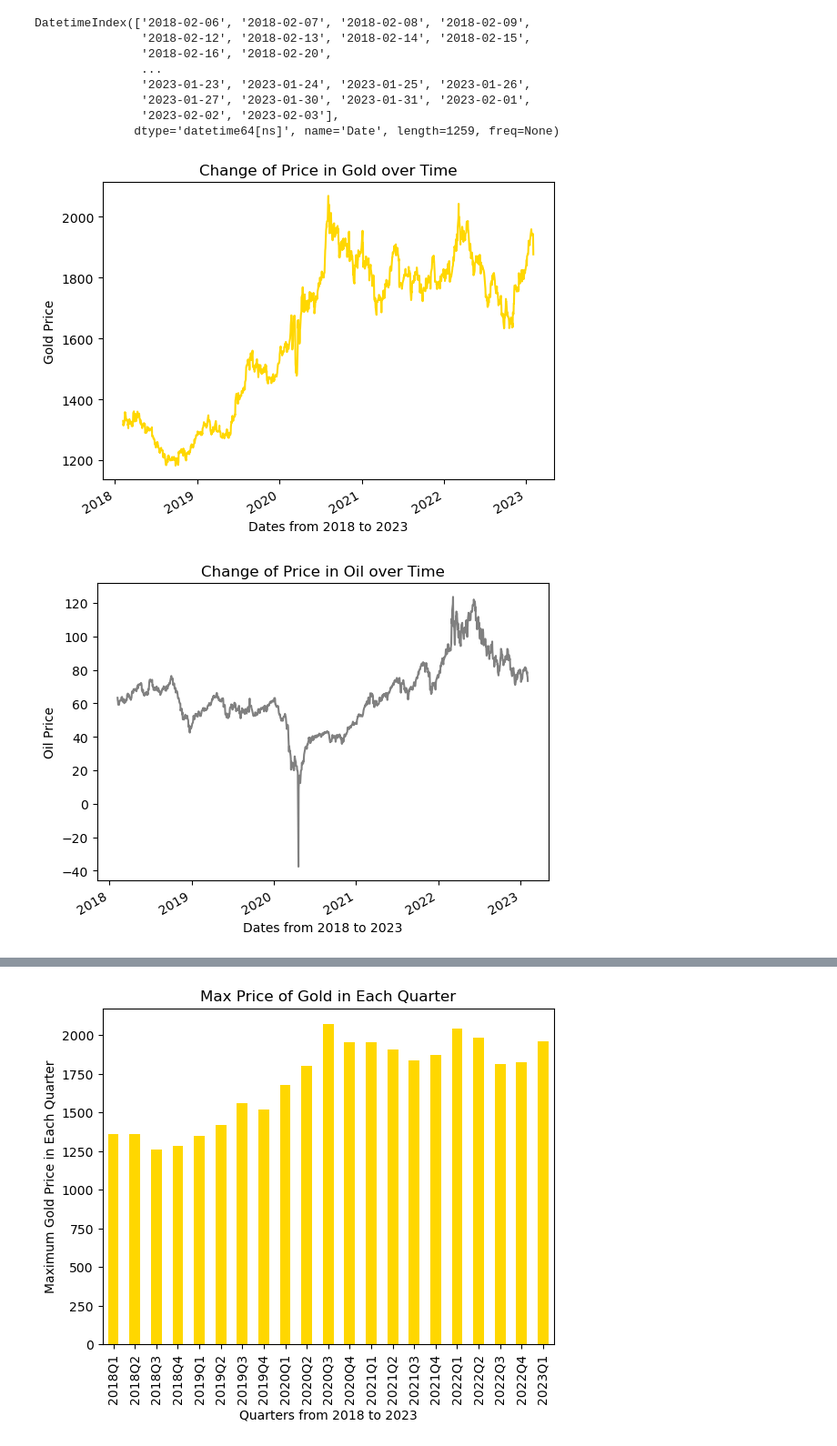
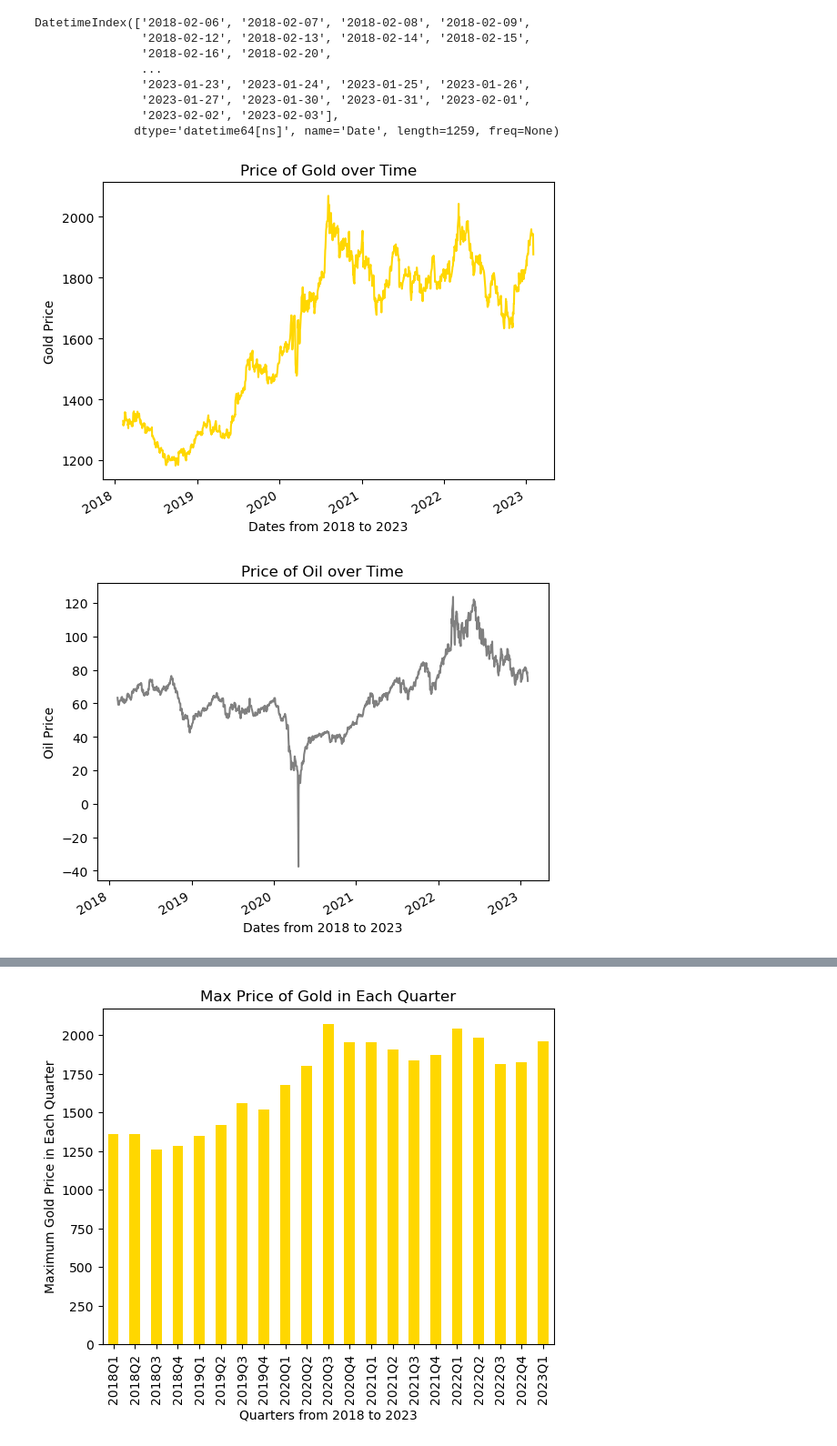
Before and after one commit to gbarn777/project-one, a Jupyter notebook: project1_v3.ipynb, the cells around one changed output, grey strips where cells are left out. Shown at 91% size. Cells and saved outputs as stored; diff of their text form; code cells hidden in the pictures.

Commit message:
Updating Titles

```diff
--- a/project1_v3.ipynb
+++ b/project1_v3.ipynb
@@ -93,21 +93,21 @@ DatetimeIndex(['2018-02-06', '2018-02-07', '2018-02-08', '2018-02-09',
 # %%
 # Daily gold prices
 date_index_df.gold_price.plot(color = "gold")
 plt.xlabel("Dates from 2018 to 2023")
 plt.ylabel("Gold Price")
-plt.title("Change of Price in Gold over Time")
+plt.title("Price of Gold over Time")
 plt.savefig("Output/Daily_Gold_Prices.png")
 # %% [output]
-[figure, old version]
+[figure, new version]
 # %%
  # Daily oil prices from 2018 to 2023
 date_index_df.oil_price.plot(color = "grey")
 plt.xlabel("Dates from 2018 to 2023")
 plt.ylabel("Oil Price")
-plt.title("Change of Price in Oil over Time")
+plt.title("Price of Oil over Time")
 plt.savefig("Output/Daily_Oil_Prices.png")
 # %% [output]
-[figure, old version]
+[figure, new version]
 # %%
 # Daily Gold Price vs Daily Oil Price from 2018 to 2023
 date_index_df.gold_price.resample("M").max().plot(color = "gold")
```
Also changed, not shown: parts of 6 cells of this notebook.
